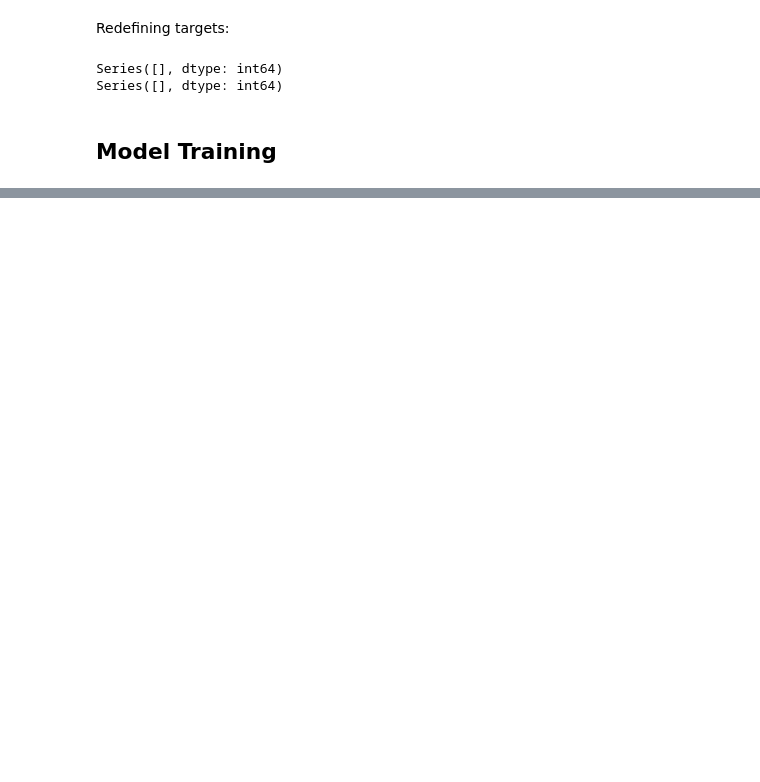
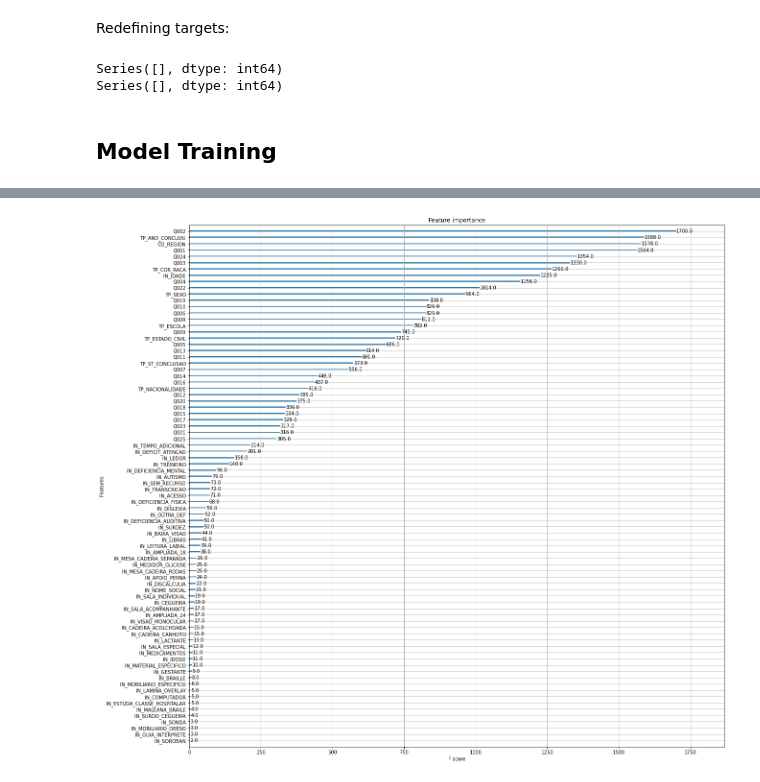
Before and after one commit to higorpr/ENEM_Exploration_Analysis, a Jupyter notebook: ENEM_Exploratory_Analysis.ipynb, the cells around one changed output, grey strips where cells are left out. Drawn from its saved outputs; the diff is of its cells as text; code cells hidden in the pictures; blank space fills up the shorter version.

```diff
--- a/ENEM_Exploratory_Analysis.ipynb
+++ b/ENEM_Exploratory_Analysis.ipynb
@@ -3315,7 +3581,7 @@ targets = ['NU_NOTA_CN', 'NU_NOTA_CH', 'NU_NOTA_MT', 'NU_NOTA_LC', 'NU_NOTA_REDA
 # %%
 # Splitting data into features and targets:
 
-X = df_dataset.drop(labels=(targets + not_features), axis=1)
+X = df_dataset.drop(labels=targets, axis=1)
 Y = df_dataset[targets]
 # %%
 # Number of NaN values on each column:
@@ -3329,3 +3595,6 @@ Series([], dtype: int64)
 X_train, X_test, Y_train,Y_test = train_test_split(X, Y, test_size=0.2, random_state=42)
 # %% [markdown]
 ## Model Training
+# %%
+model = XGBRegressor()
+model.fit(X_train,Y_train)
@@ -3331,0 +3671,5 @@ X_train, X_test, Y_train,Y_test = train_test_split(X, Y, test_size=0.2, random_s
+# %%
+with open('xgb_reg_model.pkl', 'rb') as f:
+    model = pickle.load(f)
+
+print(model)
@@ -3331,0 +3707,7 @@ X_train, X_test, Y_train,Y_test = train_test_split(X, Y, test_size=0.2, random_s
+# %%
+# Feature Importance
+fig, ax = plt.subplots(1,1,figsize=(20,20))
+plot_importance(model,ax=ax)
+plt.show()
+# %% [output]
+[figure, added]
```
Also changed, not shown: parts of 39 cells of this notebook.
